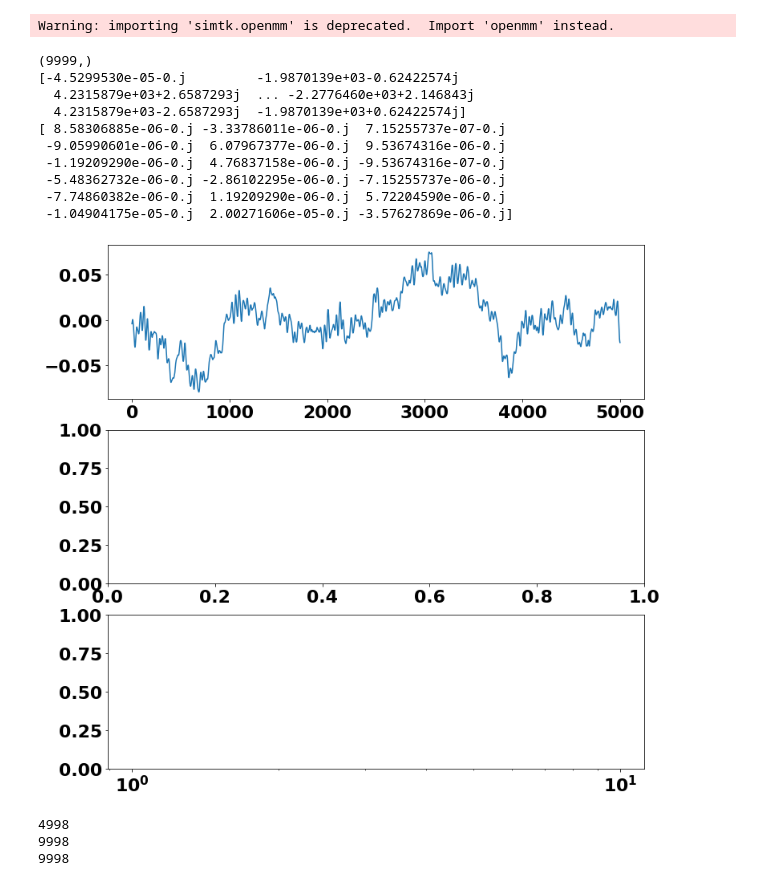
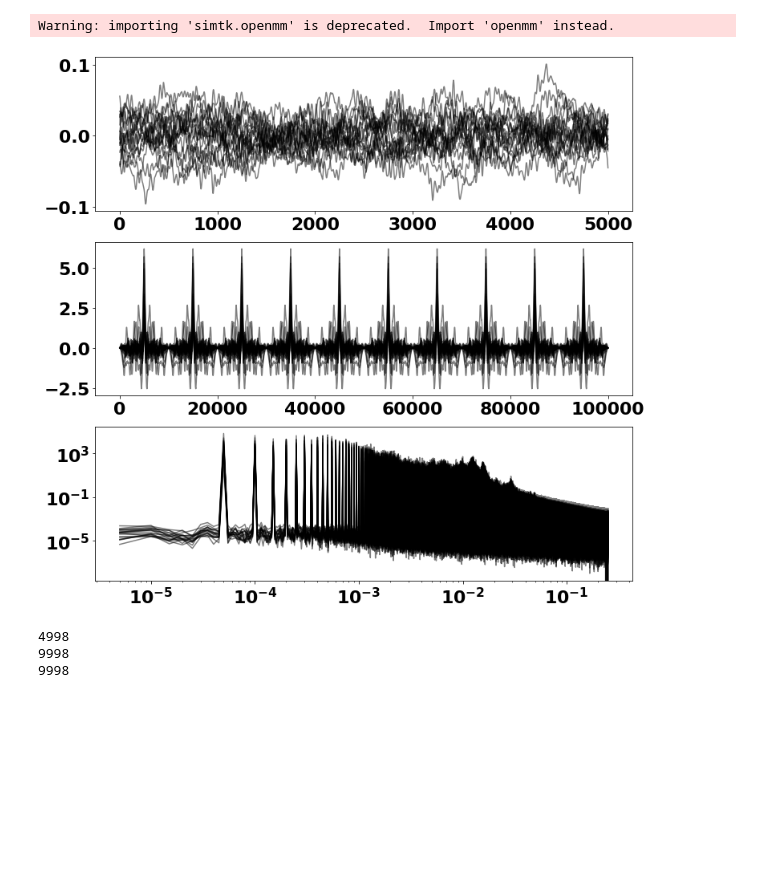
Before and after one commit to Oliver-Feighan/SpectralDensity, a Jupyter notebook: analysis/analysis.ipynb, the cells around one changed output. Drawn from its saved outputs; the diff is of its cells as text; code cells hidden in the pictures; blank space fills up the shorter version.

Commit message:
tile autocorrelations

```diff
--- a/analysis/analysis.ipynb
+++ b/analysis/analysis.ipynb
@@ -21,47 +21,42 @@ matplotlib.rc('font', **font)
 # %% [output]
 Warning: importing 'simtk.openmm' is deprecated.  Import 'openmm' instead.
 # %%
-Mg_d = np.load('10ps_2fs_LHII_distances.npy')
+def first_half(arr):
+    return arr[1:len(arr)//2]
+
+length = 10*1e3 #femtoseconds
+dt = 2 #femtoseconds
+
+run = f"{int(length/1e3)}ps_{dt}fs"
+
+Mg_d = np.load(f"{run}_LHII_distances.npy")
 
 avg_d = np.mean(Mg_d, axis=0)
 
 closest_neighbours = np.where(avg_d < 1.5)[0]
 
-dt=2
-
-autocorrs = []
-
 fig, ax = plt.subplots(3,1)
 
-x = Mg_d[:,0] - np.mean(Mg_d[:,0])
+for n, color in zip([10], ['red', 'blue', 'green']):
+    for i in closest_neighbours:
+        x = Mg_d[:,i] - np.mean(Mg_d[:,i])
 
-autocorr = analysis.autocorr(x)
+        autocorr = analysis.autocorr(x)
 
-print(autocorr.shape)
+        repeated = np.tile(autocorr, n)
 
-spectrum = scipy.fft.fft(autocorr)
+        spectrum = scipy.fft.fft(repeated)
 
-print(spectrum)
-spectrum_normal_domain = np.fft.fftfreq(len(x), dt)
+        spectrum_normal_domain = np.fft.fftfreq(len(autocorr) * n, dt)
 
-saved_spec = np.load("10ps_2fs_LHII_spectra.npy")
-print(saved_spec[:,0])
-
-ax[0].plot(x)
+        ax[0].plot(x, alpha=0.5, color='black')
+        ax[1].plot(repeated, alpha=0.5, color='black')
+        ax[2].plot(first_half(spectrum_normal_domain), abs(first_half(spectrum)), alpha=0.5, color='black')
 
 ax[2].set_xscale('log')
+ax[2].set_yscale('log')
 
 fig.set_size_inches(12,12)
 # %% [output]
-(9999,)
-[-4.5299530e-05-0.j         -1.9870139e+03-0.62422574j
-  4.2315879e+03+2.6587293j  ... -2.2776460e+03+2.146843j
-  4.2315879e+03-2.6587293j  -1.9870139e+03+0.62422574j]
-[ 8.58306885e-06-0.j -3.33786011e-06-0.j  7.15255737e-07-0.j
- -9.05990601e-06-0.j  6.07967377e-06-0.j  9.53674316e-06-0.j
- -1.19209290e-06-0.j  4.76837158e-06-0.j -9.53674316e-07-0.j
- -5.48362732e-06-0.j -2.86102295e-06-0.j -7.15255737e-06-0.j
- -7.74860382e-06-0.j  1.19209290e-06-0.j  5.72204590e-06-0.j
- -1.04904175e-05-0.j  2.00271606e-05-0.j -3.57627869e-06-0.j]
-[figure, old version]
+[figure, new version]
 # %%
```
Also changed, not shown: parts of 1 cell of this notebook, 1 other file.
